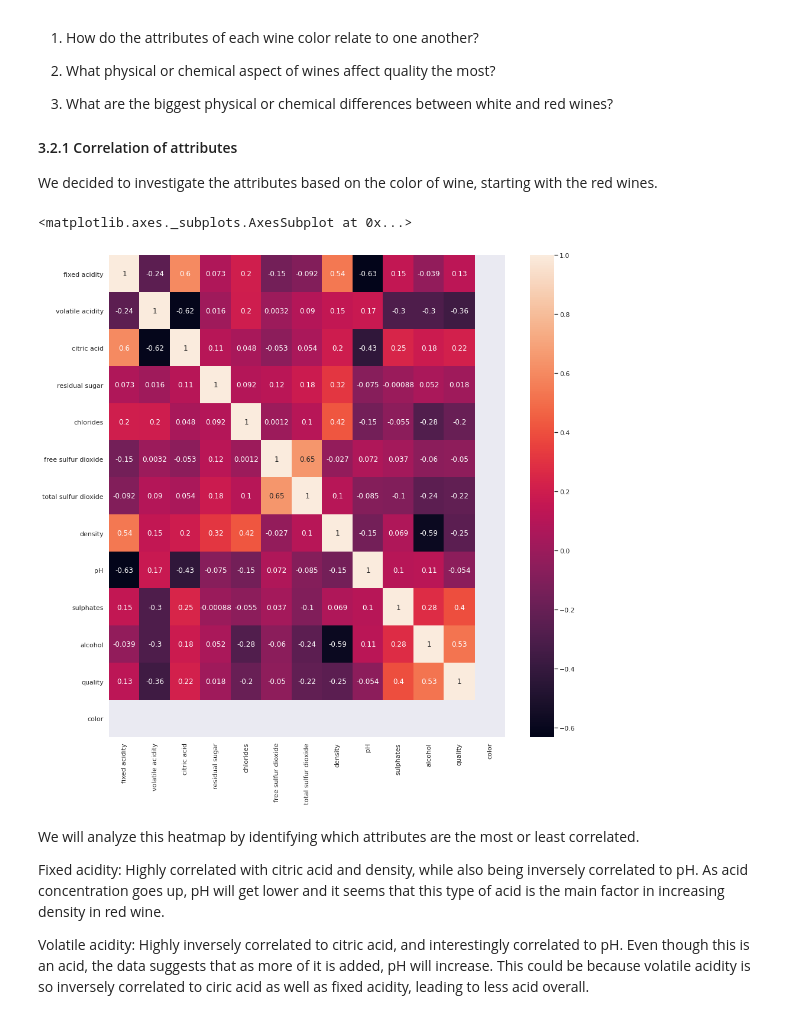
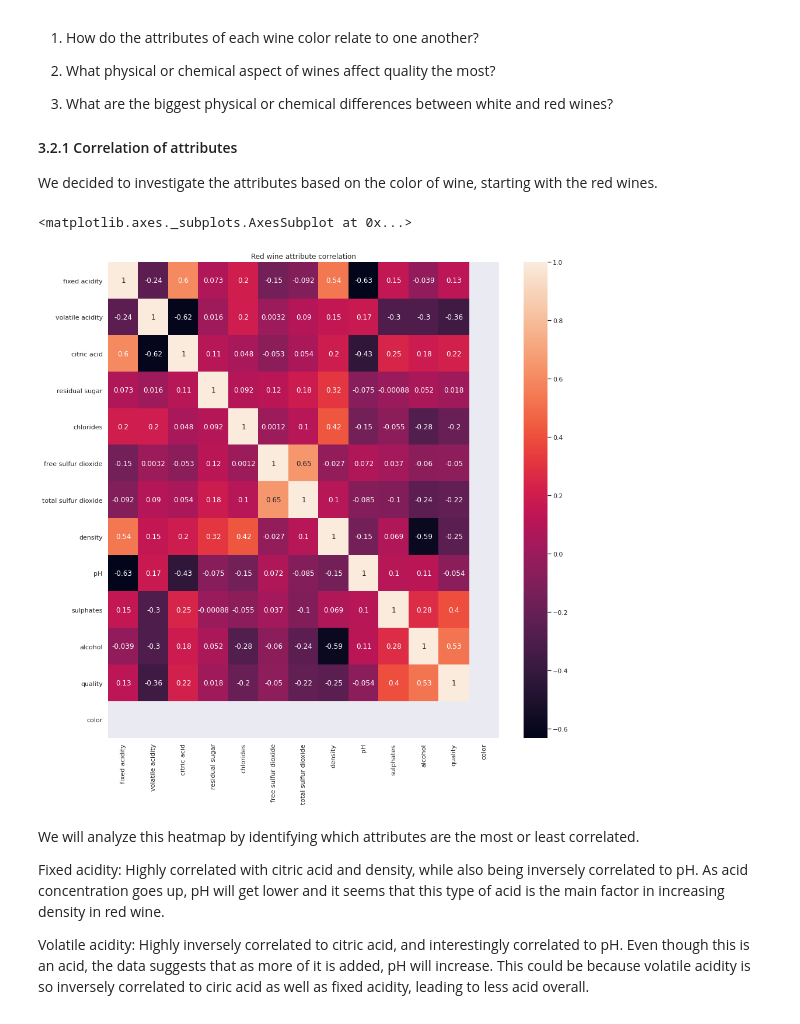
Before and after one commit to harrisonnoble/ml-projects, a Jupyter notebook: Lab 1/Lab 1.ipynb, the cells around one changed output. Drawn from its saved outputs; the diff is of its cells as text; code cells hidden in the pictures.

```diff
--- a/Lab 1/Lab 1.ipynb
+++ b/Lab 1/Lab 1.ipynb
@@ -428,12 +426,12 @@ We decided to investigate the attributes based on the color of wine, starting wi
 # %%
 cmap = sns.set(style="darkgrid")
 
 plt.subplots(figsize=(15, 15))
-ax.set_title('Red wine attribute correlation')
+plt.title('Red wine attribute correlation')
 sns.heatmap(df_full[df_full.color == 0].corr(), cmap=cmap, annot=True)
 # %% [output]
 <matplotlib.axes._subplots.AxesSubplot at 0x...>
-[figure, old version]
+[figure, new version]
 # %% [markdown]
 We will analyze this heatmap by identifying which attributes are the most or least correlated.
 
```
Also changed, not shown: parts of 3 cells of this notebook.
